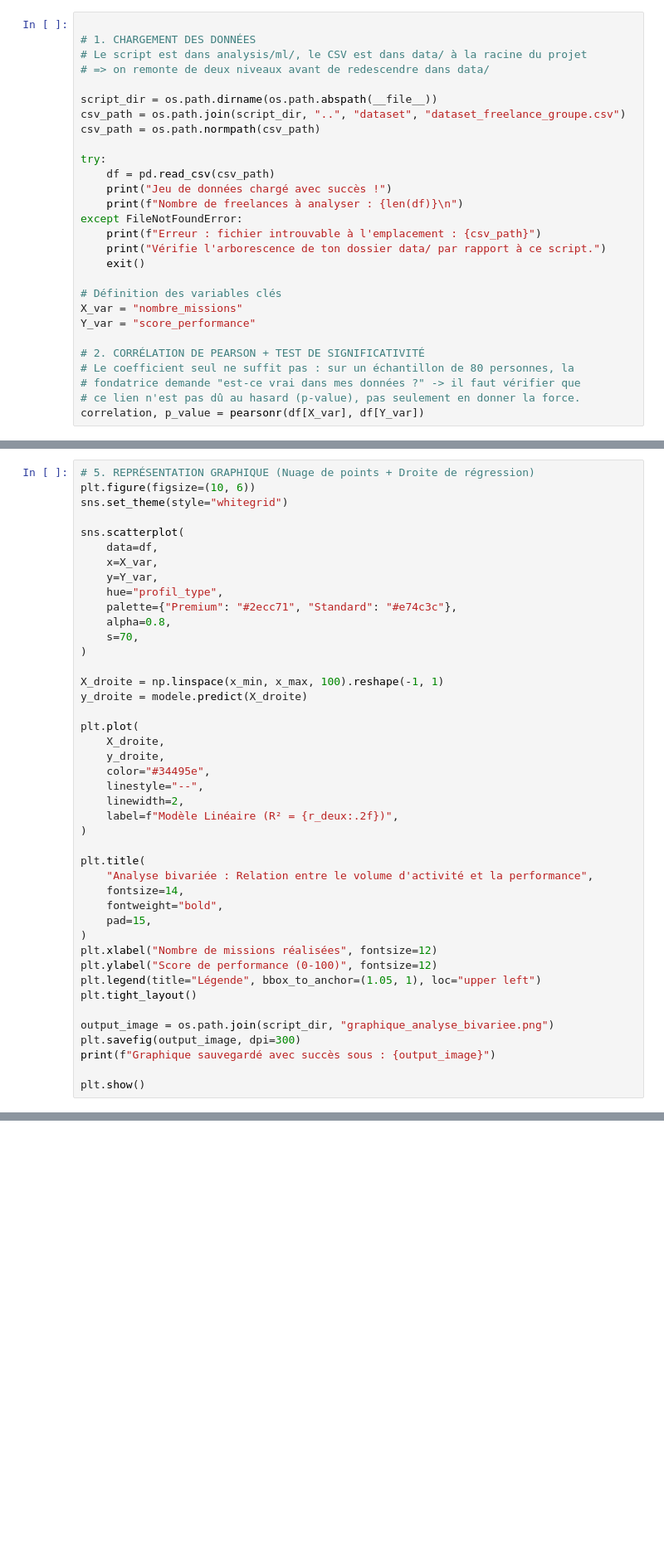
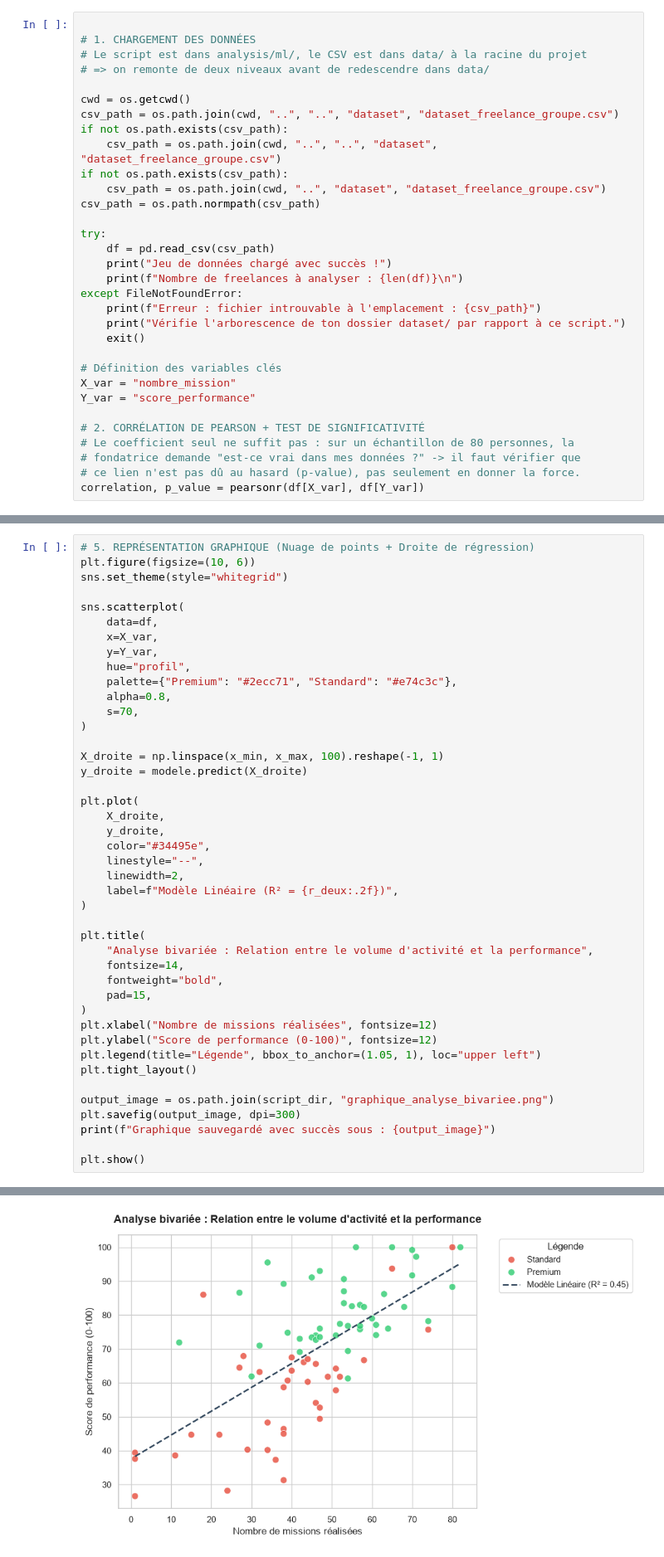
Before and after one commit to Jordan-MD/freelance-platform-analytics, a Jupyter notebook: analysis/notebooks/test_analyse.ipynb, the cells around one changed output, grey strips where cells are left out. Shown at 83% size. Saved outputs shown, nothing was run; the diff lists cells and outputs as text; blank space fills up the shorter version.

```diff
--- a/analysis/notebooks/test_analyse.ipynb
+++ b/analysis/notebooks/test_analyse.ipynb
@@ -12,8 +12,12 @@ from sklearn.linear_model import LinearRegression
 # Le script est dans analysis/ml/, le CSV est dans data/ à la racine du projet
 # => on remonte de deux niveaux avant de redescendre dans data/
 
-script_dir = os.path.dirname(os.path.abspath(__file__))
-csv_path = os.path.join(script_dir, "..", "dataset", "dataset_freelance_groupe.csv")
+cwd = os.getcwd()
+csv_path = os.path.join(cwd, "..", "..", "dataset", "dataset_freelance_groupe.csv")
+if not os.path.exists(csv_path):
+    csv_path = os.path.join(cwd, "..", "..", "dataset", "dataset_freelance_groupe.csv")
+if not os.path.exists(csv_path):
+    csv_path = os.path.join(cwd, "..", "dataset", "dataset_freelance_groupe.csv")
 csv_path = os.path.normpath(csv_path)
 
 try:
@@ -22,11 +26,11 @@ try:
     print(f"Nombre de freelances à analyser : {len(df)}\n")
 except FileNotFoundError:
     print(f"Erreur : fichier introuvable à l'emplacement : {csv_path}")
-    print("Vérifie l'arborescence de ton dossier data/ par rapport à ce script.")
+    print("Vérifie l'arborescence de ton dossier dataset/ par rapport à ce script.")
     exit()
 
 # Définition des variables clés
-X_var = "nombre_missions"
+X_var = "nombre_mission"
 Y_var = "score_performance"
 
 # 2. CORRÉLATION DE PEARSON + TEST DE SIGNIFICATIVITÉ
@@ -108,7 +136,7 @@ sns.scatterplot(
     data=df,
     x=X_var,
     y=Y_var,
-    hue="profil_type",
+    hue="profil",
     palette={"Premium": "#2ecc71", "Standard": "#e74c3c"},
     alpha=0.8,
     s=70,
@@ -142,3 +170,4 @@ plt.savefig(output_image, dpi=300)
 print(f"Graphique sauvegardé avec succès sous : {output_image}")
 
 plt.show()
+# %% [output]
@@ -144,0 +175 @@ plt.show()
+[figure, added]
```
Also changed, not shown: parts of 5 cells of this notebook, 10 other files.
